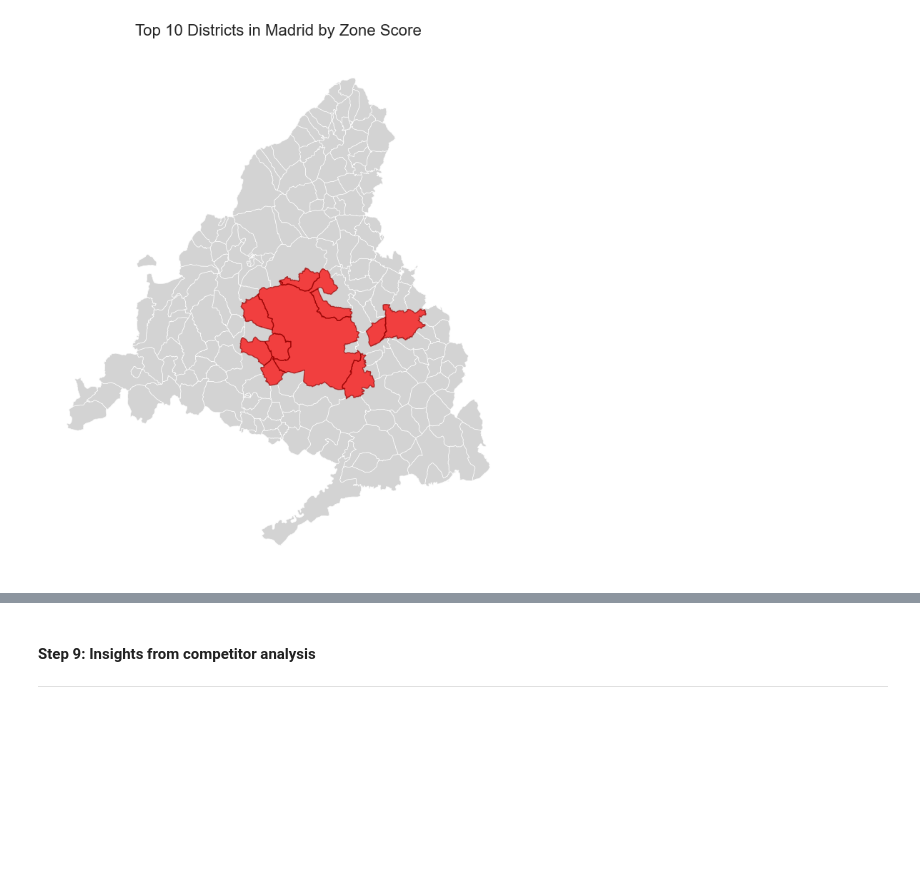
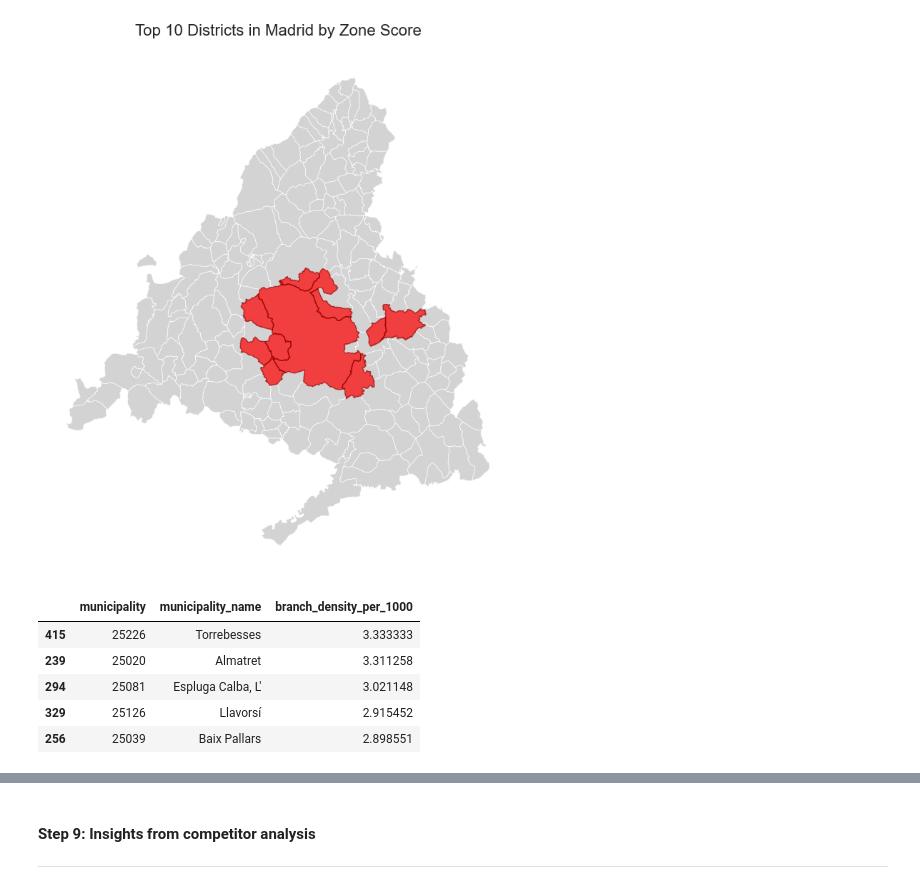
Before and after one commit to soledadmonge/thesis, a Jupyter notebook: deloitte_thesis_finalnb.ipynb, the cells around one changed output, grey strips where cells are left out. Saved outputs shown, nothing was run; the diff lists cells and outputs as text; code cells hidden in the pictures; blank space fills up the shorter version.

```diff
--- a/deloitte_thesis_finalnb.ipynb
+++ b/deloitte_thesis_finalnb.ipynb
@@ -1341,3 +1342,19 @@ plt.tight_layout()
 plt.show()
 # %% [output]
 [figure]
+# %%
+# calculate branch density by 1000
+df['branch_density_per_1000'] = (df['banks_total'] / df['tot_pob']) * 1000
+# %%
+# Create new df of top 5 municipalities by branch density and bottom 5
+top5_branch_density = df.nlargest(5, 'branch_density_per_1000')[['municipality', 'municipality_name', 'branch_density_per_1000']]
+bottom5_branch_density = df.nsmallest(5, 'branch_density_per_1000')[['municipality', 'municipality_name', 'branch_density_per_1000']]
+# %%
+top5_branch_density
+# %% [output]
+|  | municipality | municipality_name | branch_density_per_1000 |
+| 415 | 25226 | Torrebesses | 3.333333 |
+| 239 | 25020 | Almatret | 3.311258 |
+| 294 | 25081 | Espluga Calba, L' | 3.021148 |
+| 329 | 25126 | Llavorsí | 2.915452 |
+| 256 | 25039 | Baix Pallars | 2.898551 |
```
Also changed, not shown: parts of 19 cells of this notebook.
